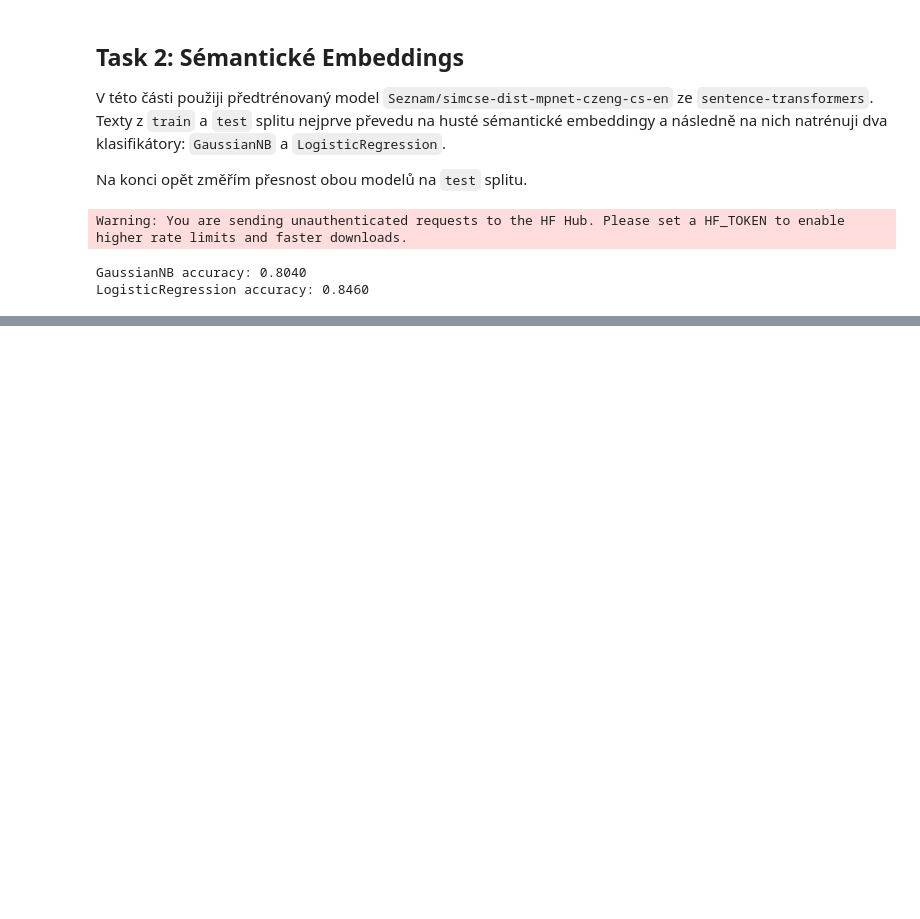
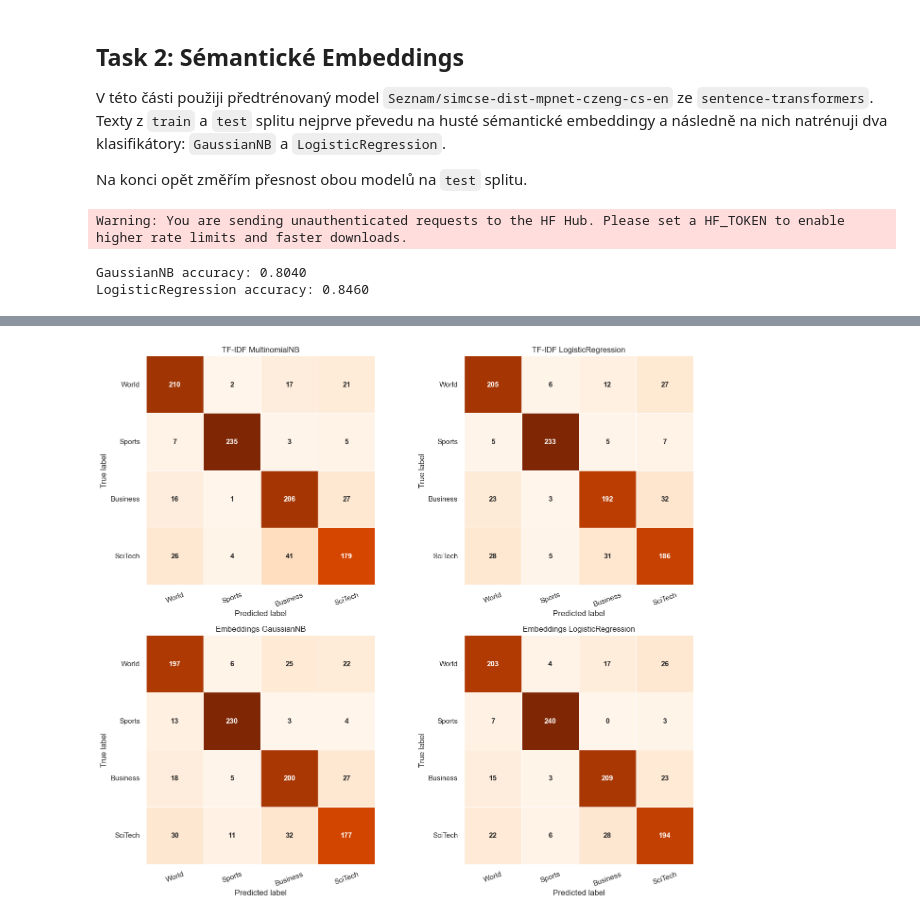
Before and after one commit to matesssaks/SemanticClassification, a Jupyter notebook: SemanticClassification.ipynb, the cells around one changed output, grey strips where cells are left out. Saved outputs shown, nothing was run; the diff lists cells and outputs as text; code cells hidden in the pictures; blank space fills up the shorter version.

Commit message:
Add confusion matrix visualization for trained classifiers in the notebook

```diff
--- a/SemanticClassification.ipynb
+++ b/SemanticClassification.ipynb
@@ -353,0 +359,35 @@ LogisticRegression accuracy: 0.8460
+# %%
+model_predictions: dict[str, np.ndarray] = {
+    "TF-IDF MultinomialNB": np.asarray(tfidf_NB_predictions),
+    "TF-IDF LogisticRegression": np.asarray(tfidf_LR_predictions),
+    "Embeddings GaussianNB": np.asarray(embedding_NB_predictions),
+    "Embeddings LogisticRegression": np.asarray(embedding_LR_predictions),
+}
+# %%
+figure, axes = plt.subplots(2, 2, figsize=(14, 12))
+
+for axis, (model_name, predictions) in zip(axes.flat, model_predictions.items()):
+    matrix = confusion_matrix(y_test, predictions, labels=LABELS)
+    matrix_df = pd.DataFrame(matrix, index=LABELS, columns=LABELS)
+    sns.heatmap(
+        matrix_df,
+        annot=True,
+        fmt="d",
+        cmap="Oranges",
+        cbar=False,
+        linewidths=0.5,
+        linecolor="white",
+        square=True,
+        ax=axis,
+        annot_kws={"size": 11, "weight": "bold"},
+    )
+    axis.set_title(model_name)
+    axis.set_xlabel("Predicted label")
+    axis.set_ylabel("True label")
+    axis.tick_params(axis="x", rotation=20)
+    axis.tick_params(axis="y", rotation=0)
+
+plt.tight_layout()
+plt.show()
+# %% [output]
+[figure, added]
```
Also changed, not shown: parts of 2 cells of this notebook.
